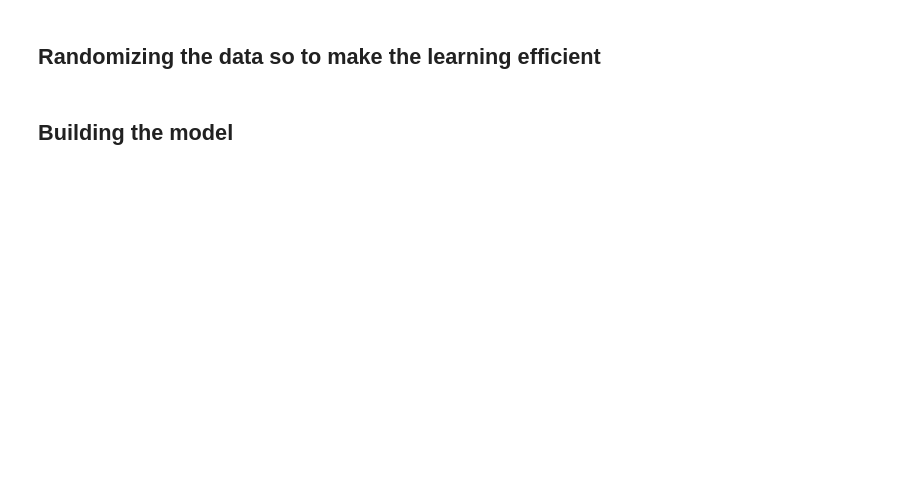
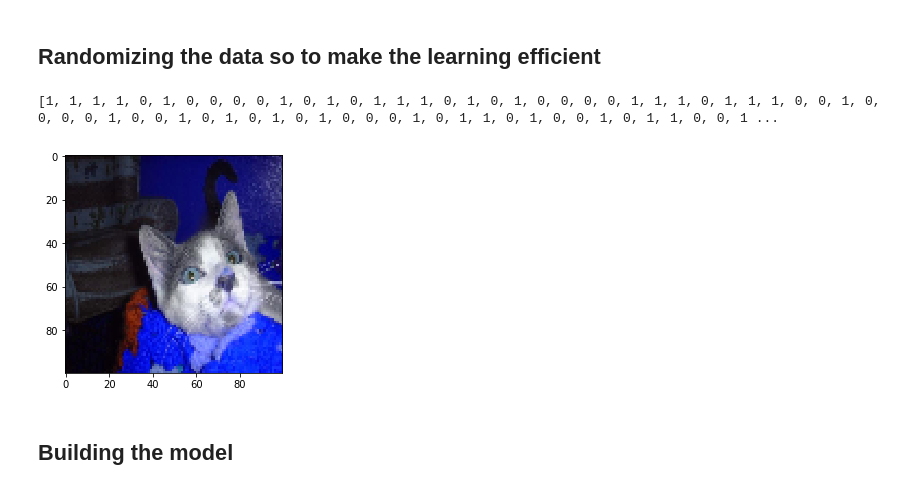
Before and after one commit to dkhanna511/Dog_vs_Cat_Classifier, a Jupyter notebook: Dogs_Vs_Cat_Classifier_Keras.ipynb, the cells around one changed output. Drawn from its saved outputs; the diff is of its cells as text; code cells hidden in the pictures; blank space fills up the shorter version.

```diff
--- a/Dogs_Vs_Cat_Classifier_Keras.ipynb
+++ b/Dogs_Vs_Cat_Classifier_Keras.ipynb
@@ -95,17 +116,22 @@ random.shuffle(training_data)
 # %%
 x=[]
 y=[]
 
 for features, label in training_data:
     x.append(features)
     y.append(label)
-#print(X)
+plt.imshow(x[0])
+
+print(y)
 
 #converting the pixels into a numpy array
 #-1 for including all the images
 # img_size for the image size that we have taken
 # 1 since the image has been taken in a grayscale format
 x=np.array(x).reshape([-1, img_size, img_size, 1])
+# %% [output]
+[1, 1, 1, 1, 0, 1, 0, 0, 0, 0, 1, 0, 1, 0, 1, 1, 1, 0, 1, 0, 1, 0, 0, 0, 0, 1, 1, 1, 0, 1, 1, 1, 0, 0, 1, 0, 0, 0, 0, 1, 0, 0, 1, 0, 1, 0, 1, 0, 1, 0, 0, 0, 1, 0, 1, 1, 0, 1, 0, 0, 1, 0, 1, 1, 0, 0, 1 ...
+[figure, added]
 # %%
 #normalising the data by dividing it by the maximum value of pixel
 
```
Also changed, not shown: parts of 2 cells of this notebook, 1 other file.
